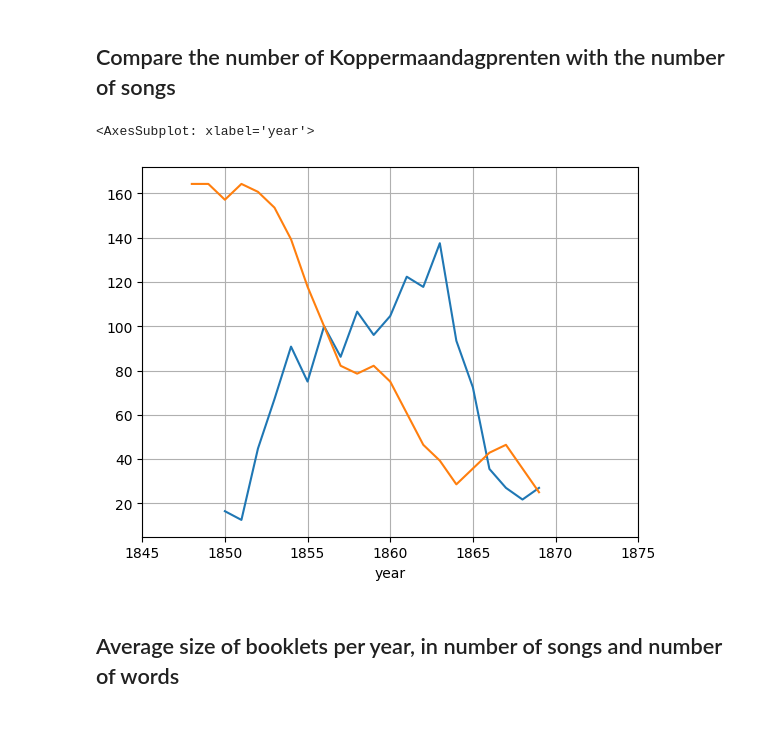
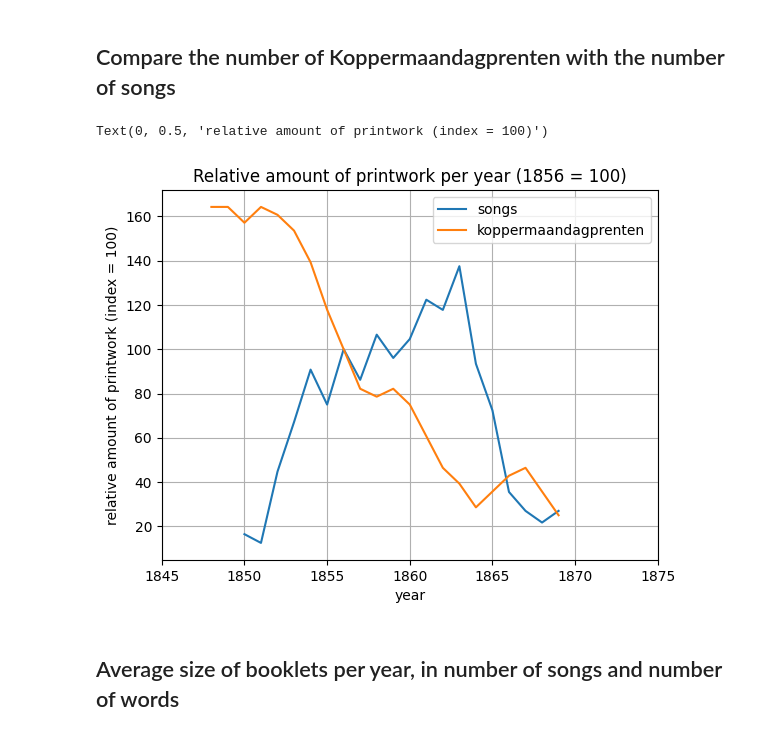
Before and after one commit to ivozandhuis/tv-liedjes, a Jupyter notebook: analysis.ipynb, the cells around one changed output. Cells and saved outputs as stored; diff of their text form; code cells hidden in the pictures.

```diff
--- a/analysis.ipynb
+++ b/analysis.ipynb
@@ -265,26 +266,28 @@ boekjesSlice.groupby('year').size().rolling(3).mean().plot(xlim=(1845,1875), gri
 # %%
 liedjesSerie = liedjesDF.groupby('jaartal').size().rolling(3).mean()
 prentenSerie = prentenDF['count'].rolling(3).mean()
 
 baseYear = 1856
 
 indexCijfersLiedjes = []
 for year in range(1848,1870): indexCijfersLiedjes.append((liedjesSerie.loc[year] / liedjesSerie.loc[baseYear]) * 100)
 
 indexCijfersPrenten = []
 for year in range(1848,1870): indexCijfersPrenten.append((prentenSerie.loc[year] / prentenSerie.loc[baseYear]) * 100)
 
 indexCijfersDF = pd.DataFrame()
 indexCijfersDF['year'] = range(1848,1870)
 indexCijfersDF['liedjesIndex'] = indexCijfersLiedjes
 indexCijfersDF['prentenIndex'] = indexCijfersPrenten
 
 indexCijfersDF = indexCijfersDF.set_index('year')
-indexCijfersDF['liedjesIndex'].plot(xlim=(1845,1875), grid=True)
-indexCijfersDF['prentenIndex'].plot(xlim=(1845,1875), grid=True)
+ax = indexCijfersDF['liedjesIndex'].plot(title="Relative amount of printwork per year (1856 = 100)", xlim=(1845,1875), grid=True)
+ax = indexCijfersDF['prentenIndex'].plot(xlim=(1845,1875), grid=True)
+ax.legend(['songs', 'koppermaandagprenten'])
+ax.set_ylabel('relative amount of printwork (index = 100)')
 # %% [output]
-<AxesSubplot: xlabel='year'>
+Text(0, 0.5, 'relative amount of printwork (index = 100)')
-[figure, old version]
+[figure, new version]
 # %% [markdown]
 ## Average size of booklets per year, in number of songs and number of words
 # %% [markdown]
```
Also changed, not shown: parts of 13 cells of this notebook, 5 other files.
